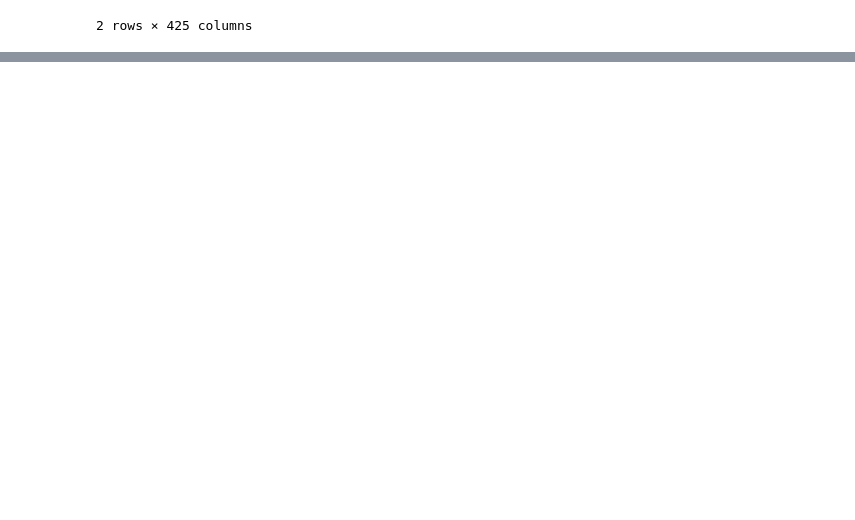
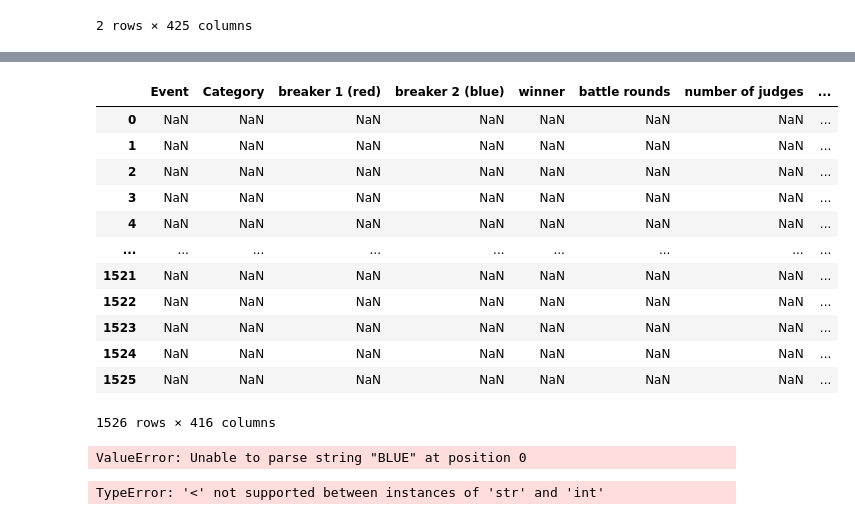
Before and after one commit to smahnke17/capstone, a Jupyter notebook: data_exploration.ipynb, the cells around one changed output, grey strips where cells are left out. Saved outputs shown, nothing was run; the diff lists cells and outputs as text; code cells hidden in the pictures; blank space fills up the shorter version.

```diff
--- a/data_exploration.ipynb
+++ b/data_exploration.ipynb
@@ -87,0 +54,5 @@ trivium.describe()
+# %%
+trivium_columns=list(trivium.columns)
+exclude=['judge 1 name ', 'judge 2 name', 'judge 3 name', 'judge 4 name', 'judge 5 name', 'judge 6 name ', 'judge 7 name', 'judge 8 name', 'judge 9 name'  ]
+trivium_columns= [x for x in trivium_columns if x not in exclude]
+trivium=trivium[trivium_columns]
@@ -87,0 +64,27 @@ trivium.describe()
+# %%
+trivium[trivium.applymap(lambda x: 'blue' in str(x).lower())]
+# %% [output]
+|  | Event | Category | breaker 1 (red) | breaker 2 (blue) | winner | battle rounds | number of judges | ... |
+| 0 | NaN | NaN | NaN | NaN | NaN | NaN | NaN | ... |
+| 1 | NaN | NaN | NaN | NaN | NaN | NaN | NaN | ... |
+| 2 | NaN | NaN | NaN | NaN | NaN | NaN | NaN | ... |
+| 3 | NaN | NaN | NaN | NaN | NaN | NaN | NaN | ... |
+| 4 | NaN | NaN | NaN | NaN | NaN | NaN | NaN | ... |
+| ... | ... | ... | ... | ... | ... | ... | ... | ... |
+| 1521 | NaN | NaN | NaN | NaN | NaN | NaN | NaN | ... |
+| 1522 | NaN | NaN | NaN | NaN | NaN | NaN | NaN | ... |
+| 1523 | NaN | NaN | NaN | NaN | NaN | NaN | NaN | ... |
+| 1524 | NaN | NaN | NaN | NaN | NaN | NaN | NaN | ... |
+| 1525 | NaN | NaN | NaN | NaN | NaN | NaN | NaN | ... |
+1526 rows × 416 columns
+# %%
+trivium[round_columns]= trivium[round_columns].apply(pd.to_numeric)
+# %% [output]
+ValueError: Unable to parse string "BLUE" at position 0
+# %%
+for i in round_columns:
+  column_name=i+"Winner"
+  trivium[column_name]= np.where(trivium[i]<0, "RED", "BLUE")
+trivium
+# %% [output]
+TypeError: '<' not supported between instances of 'str' and 'int'
```
Also changed, not shown: parts of 7 cells of this notebook.
